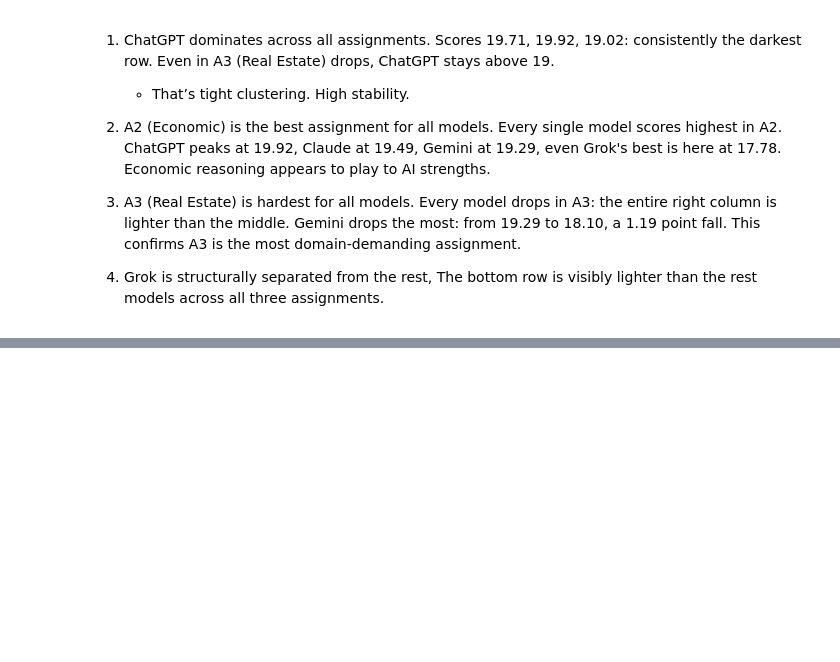
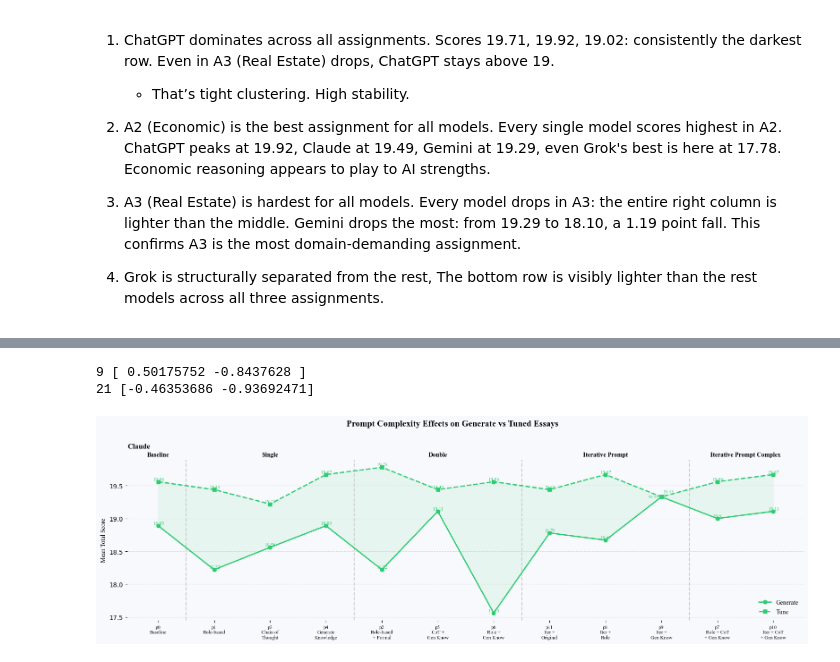
Before and after one commit to raminguyen/ai-assessment, a Jupyter notebook: src/visualize_scores.ipynb, the cells around one changed output, grey strips where cells are left out. Saved outputs shown, nothing was run; the diff lists cells and outputs as text; code cells hidden in the pictures; blank space fills up the shorter version.

```diff
--- a/src/visualize_scores.ipynb
+++ b/src/visualize_scores.ipynb
@@ -223,0 +246,6 @@ df1
+# %%
+visualize.plot_trend(scores, writers=['claude'], prompts=prompts, technique_groups=technique_groups)
+# %% [output]
+9 [ 0.50175752 -0.8437628 ]
+21 [-0.46353686 -0.93692471]
+[figure, added]
```
Also changed, not shown: parts of 16 cells of this notebook.
